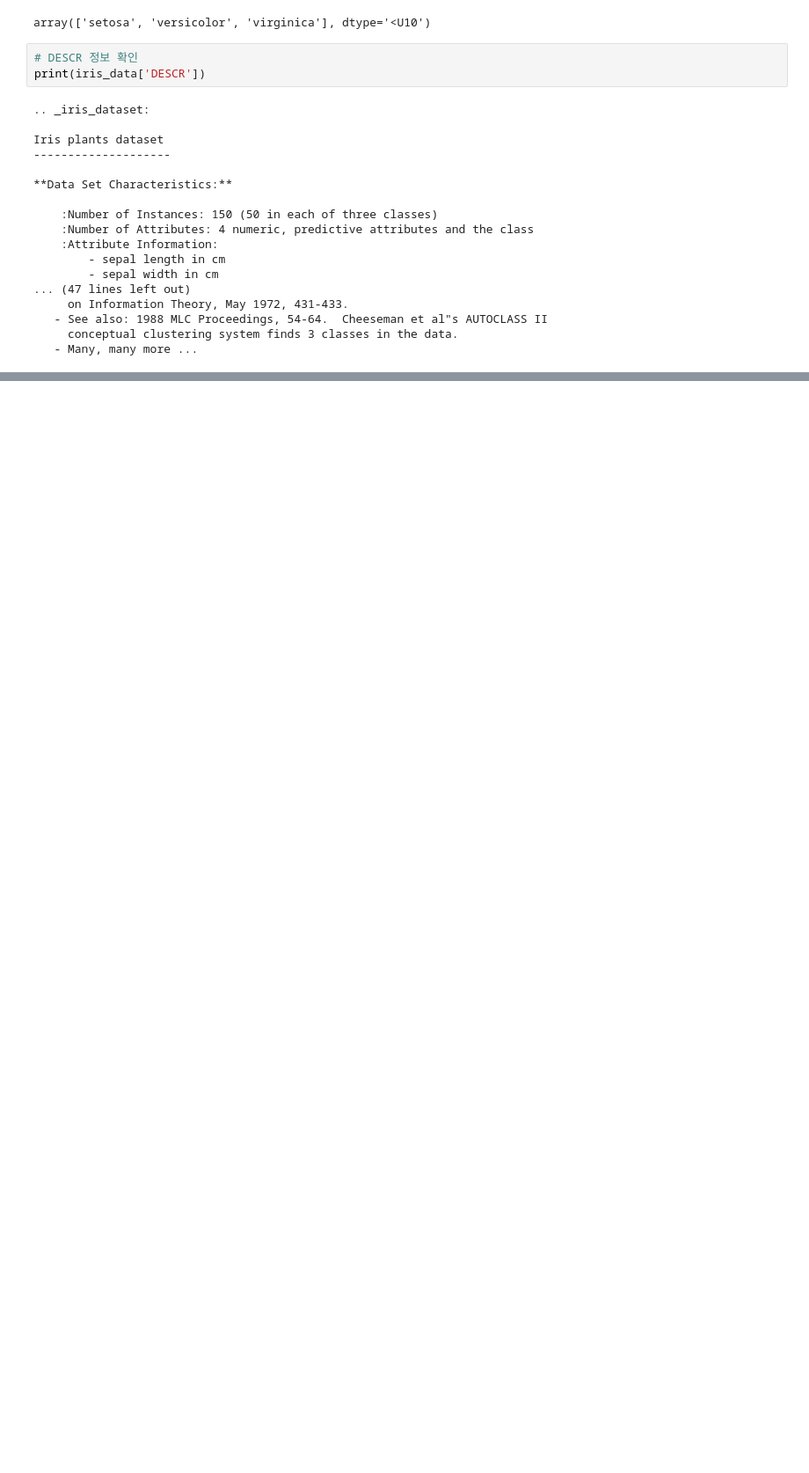
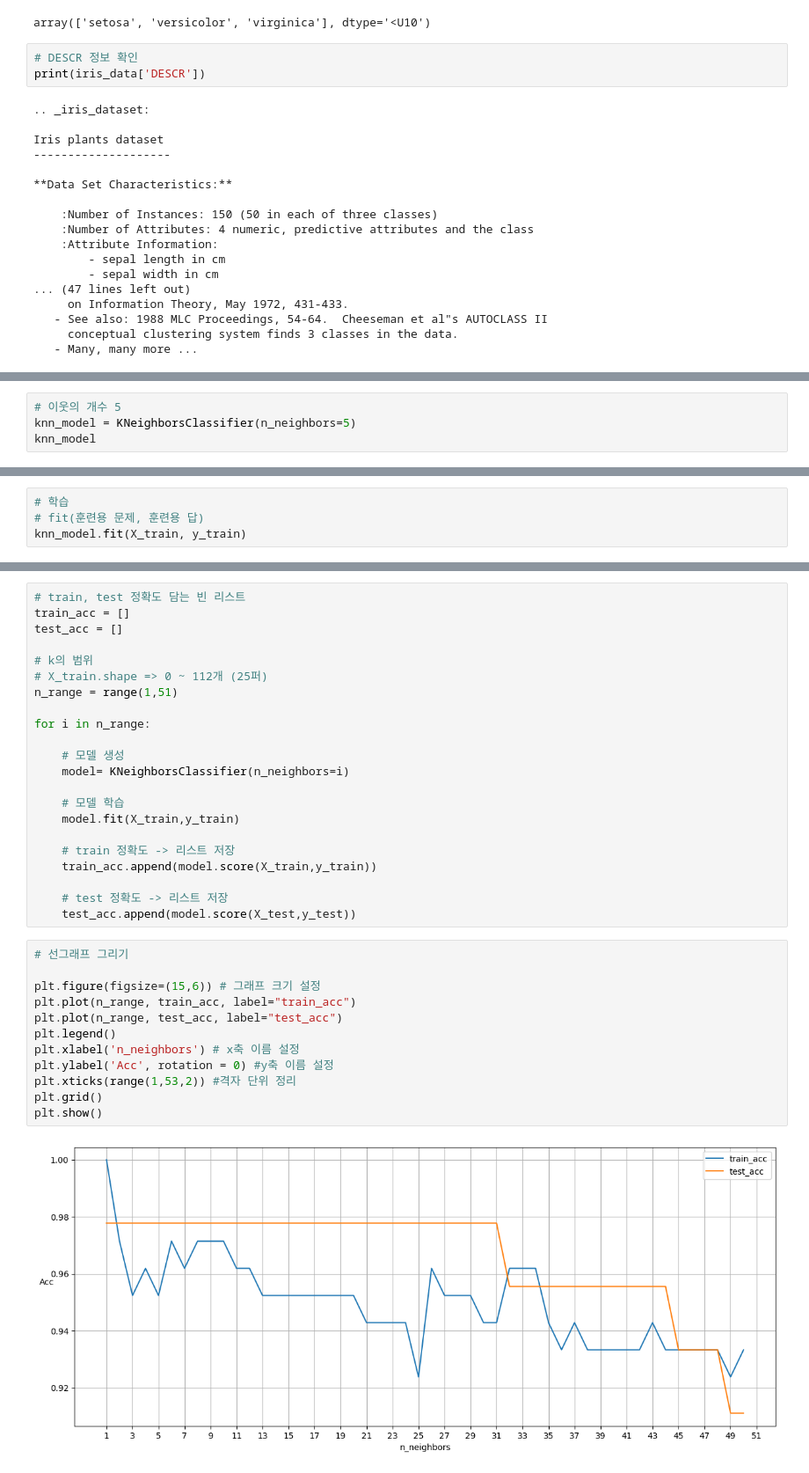
Before and after one commit to rlgus3351/Machine_Learning, a Jupyter notebook: 기초통계/ex04 iris data knn실습.ipynb, the cells around one changed output, grey strips where cells are left out. Shown: that part at 88% size. Cells and saved outputs as stored; diff of their text form; blank space fills up the shorter version.

```diff
--- a/기초통계/ex04 iris data knn실습.ipynb
+++ b/기초통계/ex04 iris data knn실습.ipynb
@@ -109,0 +222,4 @@ Iris plants dataset
+# %%
+# 이웃의 개수 5
+knn_model = KNeighborsClassifier(n_neighbors=5)
+knn_model
@@ -109,0 +228,4 @@ Iris plants dataset
+# %%
+# 학습
+# fit(훈련용 문제, 훈련용 답)
+knn_model.fit(X_train, y_train)
@@ -109,0 +266,36 @@ Iris plants dataset
+# %%
+# train, test 정확도 담는 빈 리스트
+train_acc = []
+test_acc = []
+
+# k의 범위
+# X_train.shape => 0 ~ 112개 (25퍼)
+n_range = range(1,51)
+
+for i in n_range:
+
+    # 모델 생성
+    model= KNeighborsClassifier(n_neighbors=i)
+
+    # 모델 학습
+    model.fit(X_train,y_train)
+
+    # train 정확도 -> 리스트 저장
+    train_acc.append(model.score(X_train,y_train))
+
+    # test 정확도 -> 리스트 저장
+    test_acc.append(model.score(X_test,y_test))
+# %%
+# 선그래프 그리기
+
+plt.figure(figsize=(15,6)) # 그래프 크기 설정
+plt.plot(n_range, train_acc, label="train_acc")
+plt.plot(n_range, test_acc, label="test_acc")
+plt.legend()
+plt.xlabel('n_neighbors') # x축 이름 설정
+plt.ylabel('Acc', rotation = 0) #y축 이름 설정
+plt.xticks(range(1,53,2)) #격자 단위 정리
+plt.grid()
+plt.show()
+# %% [output]
+[figure, added]
```
Also changed, not shown: parts of 17 cells of this notebook.
